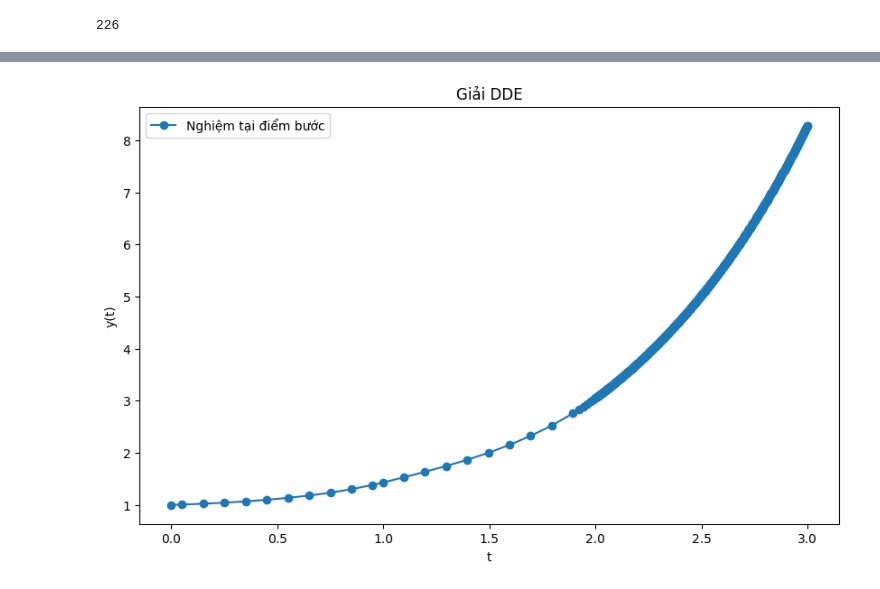
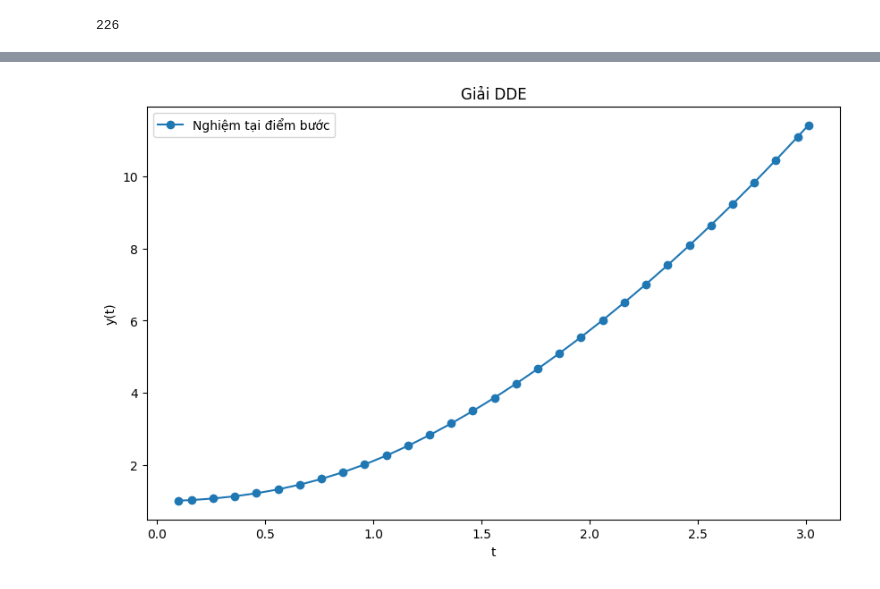
Before and after one commit to baotn0708/Numerical_method_for_DDE, a Jupyter notebook: ode.ipynb, the cells around one changed output, grey strips where cells are left out. Cells and saved outputs as stored; diff of their text form; code cells hidden in the pictures.

```diff
--- a/ode.ipynb
+++ b/ode.ipynb
@@ -621,6 +621,7 @@ import numpy as np
 from numpy.polynomial import Polynomial
 from scipy.optimize import fsolve
 import matplotlib.pyplot as plt
+import numdifftools as nd
 
 # =====================================================
 # 1. Các hàm tính nút nội suy cho các phương pháp collocation
@@ -634,7 +635,7 @@ def get_gauss_nodes(s):
 
 def get_radau_nodes(s):
     """Tính xấp xỉ các nút Radau trên [0,1] với c_s = 1.
-       (Ví dụ này dùng cách xấp xỉ đơn giản; thực tế cần công thức chính xác hơn.)"""
+       (Cách xấp xỉ đơn giản, thay đổi tùy nhu cầu)"""
     if s == 1:
         return np.array([1.0])
     else:
@@ -654,12 +655,12 @@ def get_lobatto_nodes(s):
 
 def get_chebyshev_nodes(s):
     """Tính các nút Chebyshev trên [0,1]."""
-    i = np.arange(1, s+1)
-    c = 0.5 * (1 - np.cos((2*i - 1)*np.pi/(2*s)))
+    i = np.arange(1, s + 1)
+    c = 0.5 * (1 - np.cos((2 * i - 1) * np.pi / (2 * s)))
     return c
 
 def get_hermite_nodes(s):
-    """Ở ví dụ này, ta dùng nút Gauss làm nút cơ bản cho Hermite (để minh họa)."""
+    """Ở ví dụ này, ta dùng nút Gauss làm nút cơ bản cho Hermite."""
     return get_gauss_nodes(s)
 
 # =====================================================
@@ -770,7 +771,7 @@ def collocation_step_dde(f, tau, get_history_value_func, phi, t, y, h, collocati
         K = K_flat.reshape((s,) + y.shape)
         F_val = np.zeros_like(K)
         for i in range(s):
-            t_i = t + c[i]*h
+            t_i = t + c[i] * h
             # Ước lượng y tại t_i
             y_i = y.copy()
             for j in range(s):
@@ -841,13 +842,14 @@ def solve_dde_collocation_adaptive(f, tau, phi, t0, t_end, h0, method_name='gaus
     """
     collocation = CollocationMethod(method_name, s)
     t = t0
-    y = phi(t0)  # giá trị ban đầu
+    # Đảm bảo rằng giá trị ban đầu luôn là mảng có ít nhất một chiều
+    y = np.atleast_1d(phi(t0))
     ts = [t0]
     ys = [y.copy()]
-    history_segments = []  # dùng để lưu trữ các đoạn giải cho nội suy giá trị trễ
+    history_segments = []  # lưu trữ các đoạn nghiệm đã tính
 
     h = h0
-    p = get_method_order(method_name, s)  # bậc của phương pháp
+    p = get_method_order(method_name, s)
 
     SAFETY = 0.9  # hệ số an toàn khi điều chỉnh bước
 
@@ -855,16 +857,15 @@ def solve_dde_collocation_adaptive(f, tau, phi, t0, t_end, h0, method_name='gaus
         if t + h > t_end:
             h = t_end - t
 
-        # Lưu lại history_segments trước bước, nếu bước sau bị loại (reject) sẽ quay lại
+        # Lưu lại history_segments trước bước, nếu bước sau bị reject sẽ khôi phục
         history_backup = history_segments.copy()
 
         # Tính nghiệm một bước với bước h (solution full)
         y_full, K_full = collocation_step_dde(f, tau, get_history_value, phi, t, y, h, collocation, t0, history_segments)
 
-        # Tính nghiệm qua hai bước với bước h/2 (solution half-step)
+        # Tính nghiệm qua hai bước với bước h/2 (step doubling)
         # Bước 1: từ t đến t+h/2
         y_mid, K_mid = collocation_step_dde(f, tau, get_history_value, phi, t, y, h/2, collocation, t0, history_segments)
-        # Lưu đoạn giữa t -> t+h/2
         seg_mid = {
             't_start': t,
             't_end': t + h/2,
@@ -878,12 +879,12 @@ def solve_dde_collocation_adaptive(f, tau, phi, t0, t_end, h0, method_name='gaus
         # Bước 2: từ t+h/2 đến t+h, dùng y_mid làm giá trị khởi đầu
         y_half, K_half = collocation_step_dde(f, tau, get_history_value, phi, t + h/2, y_mid, h/2, collocation, t0, history_half)
 
-        # Ước tính sai số theo kỹ thuật step doubling
-        # Ta dùng hiệu sai: error ~ || y_half - y_full || / (2^p - 1)
+        # Ước tính sai số theo kỹ thuật step doubling:
+        # sai số ~ ||y_half - y_full|| / (2^p - 1)
         error_est = np.linalg.norm(y_half - y_full) / (2**p - 1)
 
         if error_est < tol:
-            # Bước được chấp nhận: cập nhật t, y, và lưu segment toàn bước h (có thể lưu K_full)
+            # Bước được chấp nhận: cập nhật t, y và lưu history
             t += h
             y = y_half.copy()
             ts.append(t)
@@ -894,38 +895,53 @@ def solve_dde_collocation_adaptive(f, tau, phi, t0, t_end, h0, method_name='gaus
                 'y_start': ys[-2].copy(),
                 'h': h,
                 'collocation': collocation,
-                'K': K_full  # chấp nhận K từ bước full
+                'K': K_full  # lưu lại hệ số K từ bước full
             }
             history_segments.append(seg)
-            # Điều chỉnh bước mới (tăng nếu sai số nhỏ)
+            # Điều chỉnh bước mới (có thể tăng nếu sai số nhỏ)
             factor = SAFETY * (tol / error_est)**(1/(p+1))
             h = min(h * min(2.0, max(0.1, factor)), h_max)
         else:
-            # Bước không chấp nhận: giảm bước và thử lại, không cập nhật history
+            # Bước không chấp nhận, giảm bước và thử lại
             factor = SAFETY * (tol / error_est)**(1/(p+1))
             h = max(h * max(0.1, factor), h_min)
-            history_segments = history_backup  # khôi phục history
+            history_segments = history_backup  # khôi phục lại history
             print(f"Step rejected at t={t:.4f}, error={error_est:.2e}, new h={h:.2e}")
 
     return np.array(ts), np.array(ys)
 
+# =====================================================
+# Chạy ví dụ chính
+# =====================================================
 
 if __name__ == "__main__":
-    def f(t, y, y_delay):
-        return y_delay
+    # Định nghĩa hàm F và dẫn hàm dF (sử dụng numdifftools)
+    def F(t):
+        return np.log(1 + t**2) + np.sqrt(1 + t**4)
 
+    def dF(t):
+        df = nd.Derivative(F)
+        return df(t)
+
+    # Định nghĩa hàm tau, phi và f, đảm bảo đầu ra luôn là mảng với ít nhất 1 chiều
     def tau(t, y):
-        return 2-t
+        return 2.0
 
     def phi(t):
-        return np.array([np.exp(t)])
+        return np.atleast_1d(F(t))
 
-    t0 = 0.0
-    t_end = 3.0
-    h0 = 0.05
+    def f(t, y, y_delay):
+        y = np.atleast_1d(y)
+        y_delay = np.atleast_1d(y_delay)
+        return dF(t) * np.exp(y / F(t) - F(t - tau(t, y)) / y_delay)
+
+    # Các thiết lập thời gian và bước ban đầu
+    t0 = 0.1
+    t_end = 3.01
+    h0 = 0.06
     tol = 1e-6
 
-    # Các ước lượng Lipschitz (chỉ để nhắc nhở, có thể dùng sau này)
+    # Các tham số Lipschitz (dùng như nhắc nhở, chưa dùng trực tiếp)
     L_f_u = 0.0
     L_f_v = 1.0
     L_tau_y = 0.0
@@ -935,28 +951,26 @@ if __name__ == "__main__":
                                               L_f_u=L_f_u, L_f_v=L_f_v, L_tau_y=L_tau_y,
                                               h_min=1e-6, h_max=0.1)
 
-    # Vẽ đồ thị nghiệm tại các điểm bước
-    plt.figure(figsize=(10,6))
-    plt.plot(ts, ys[:,0], 'o-', label='Nghiệm tại điểm bước')
-
-    # Vẽ nghiệm nội suy (trên từng đoạn) nếu cần
+    # Vẽ đồ thị nghiệm tại các điểm bước (ở đây vẽ thành phần đầu tiên nếu y là vector)
+    plt.figure(figsize=(10, 6))
+    plt.plot(ts, ys[:, 0], 'o-', label='Nghiệm tại điểm bước')
     plt.xlabel('t')
     plt.ylabel('y(t)')
     plt.title("Giải DDE")
     plt.legend()
     plt.show()
+
+    # Hàm nghiệm chính xác và tính sai số
     def y_exact(t):
-        """Giá trị chính xác của nghiệm cho bài toán này."""
-        return 1+1/2*(np.exp(2*t-2)-np.e**-2)
-    #vẽ đồ thị sai số
+        return F(t)
+
     def compute_error(ts, ys):
-        """Tính sai số giữa nghiệm chính xác và nghiệm nội suy."""
-        errors = np.abs(ys[:,0] - y_exact(ts))
-        return errors
+        return np.abs(ys[:, 0] - y_exact(ts))
+
     errors = compute_error(ts, ys)
+
     def plot_error(ts, errors):
-        """Vẽ đồ thị sai số."""
-        plt.figure(figsize=(10,6))
+        plt.figure(figsize=(10, 6))
         plt.plot(ts, errors, 'r-', label='Sai số')
         plt.xlabel('t')
         plt.ylabel('Sai số')
@@ -964,5 +978,6 @@ if __name__ == "__main__":
         plt.title("Sai số giữa nghiệm chính xác và nghiệm nội suy")
         plt.legend()
         plt.show()
+
     plot_error(ts, errors)
 # %% [output]
@@ -981 +984 @@ Step rejected at t=1.9966, error=1.27e-06, new h=4.17e-03
-[figure, old version]
+[figure, new version]
```
Also changed, not shown: parts of 4 cells of this notebook, 1 other file.
